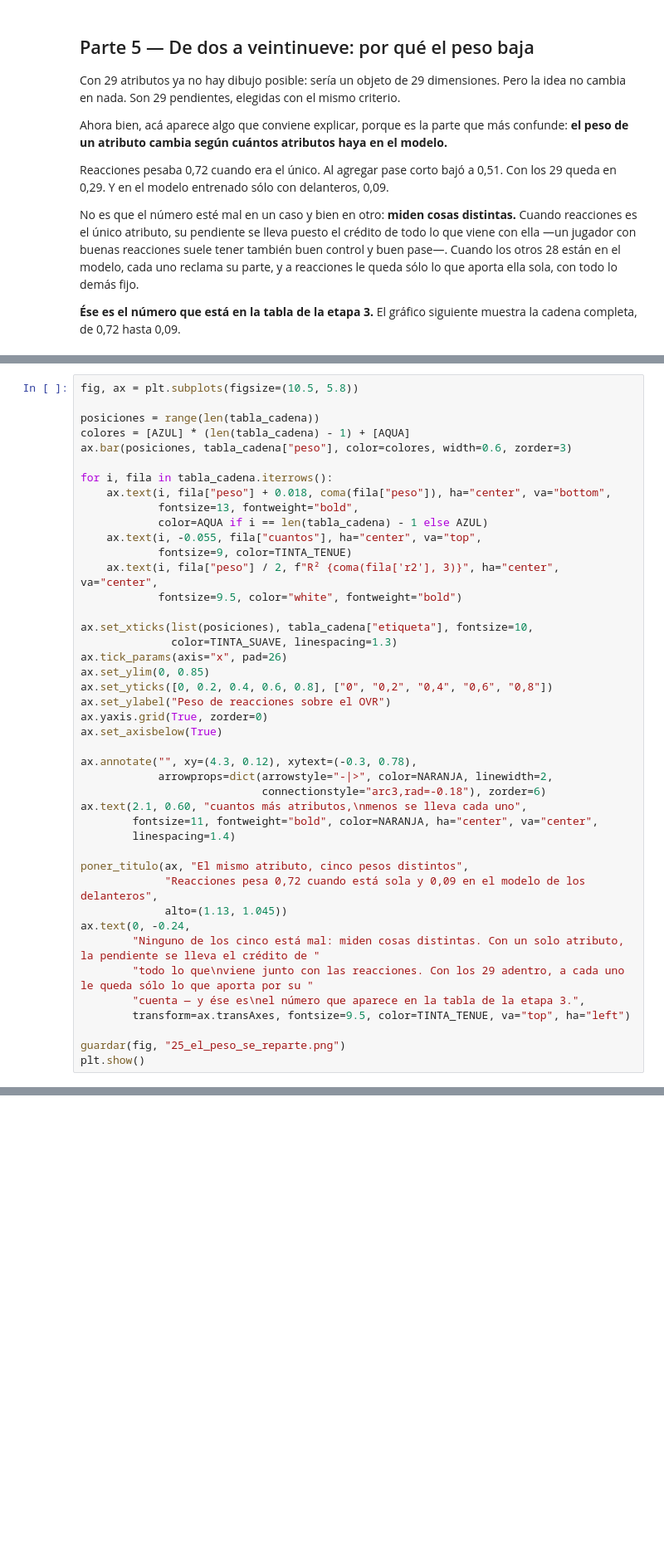
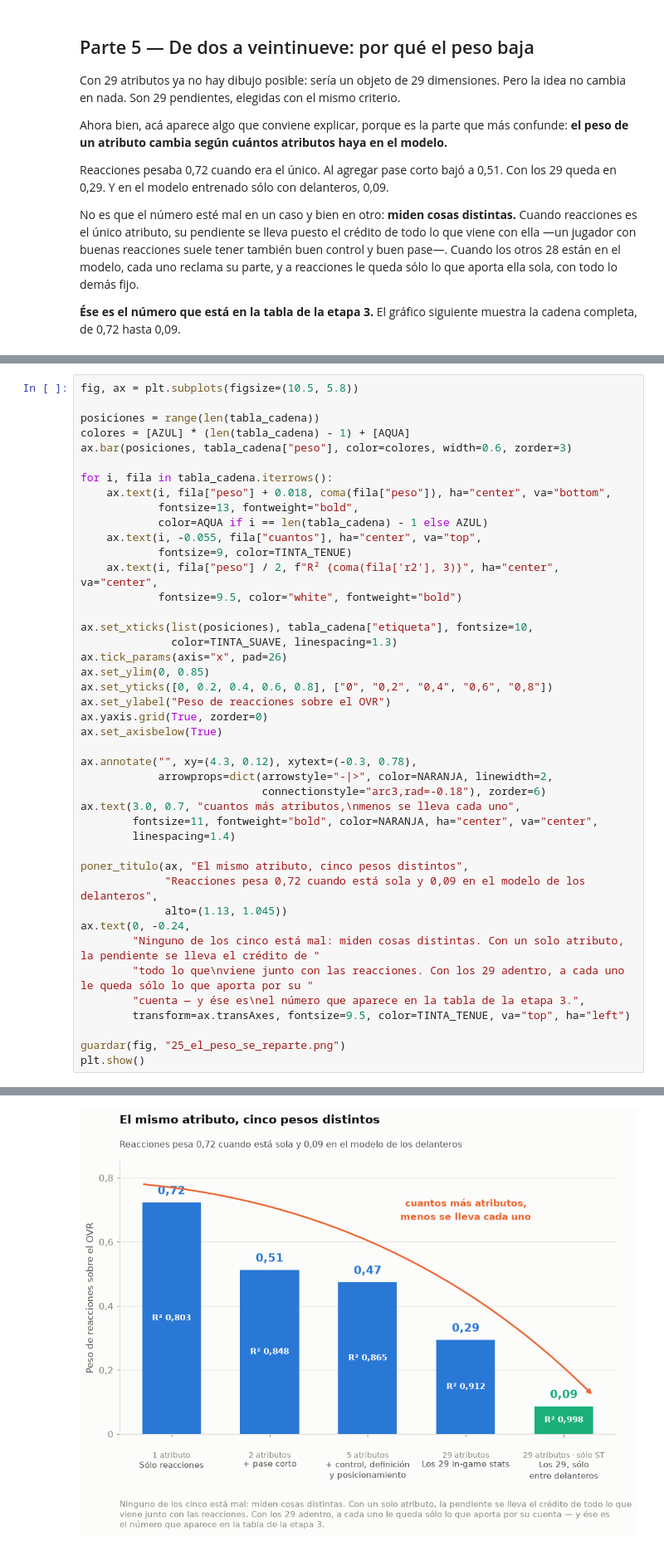
Before and after one commit to tcipolina/Lab_Equipo_Videojuegos, a Jupyter notebook: notebooks/04_de_donde_salen_los_pesos.ipynb, the cells around one changed output, grey strips where cells are left out. Shown at 83% size. Cells and saved outputs as stored; diff of their text form; blank space fills up the shorter version.

```diff
--- a/notebooks/04_de_donde_salen_los_pesos.ipynb
+++ b/notebooks/04_de_donde_salen_los_pesos.ipynb
@@ -481,7 +522,7 @@ ax.set_axisbelow(True)
 ax.annotate("", xy=(4.3, 0.12), xytext=(-0.3, 0.78),
             arrowprops=dict(arrowstyle="-|>", color=NARANJA, linewidth=2,
                             connectionstyle="arc3,rad=-0.18"), zorder=6)
-ax.text(2.1, 0.60, "cuantos más atributos,\nmenos se lleva cada uno",
+ax.text(3.0, 0.7, "cuantos más atributos,\nmenos se lleva cada uno",
         fontsize=11, fontweight="bold", color=NARANJA, ha="center", va="center",
         linespacing=1.4)
 
@@ -496,3 +537,4 @@ ax.text(0, -0.24,
 
 guardar(fig, "25_el_peso_se_reparte.png")
 plt.show()
+# %% [output]
@@ -499,3 +542,4 @@ plt.show()
+[figure, added]
 # %% [markdown]
 ## Parte 6 — Por qué un modelo por cada posición
 
```
Also changed, not shown: parts of 12 cells of this notebook, 1 other file.
